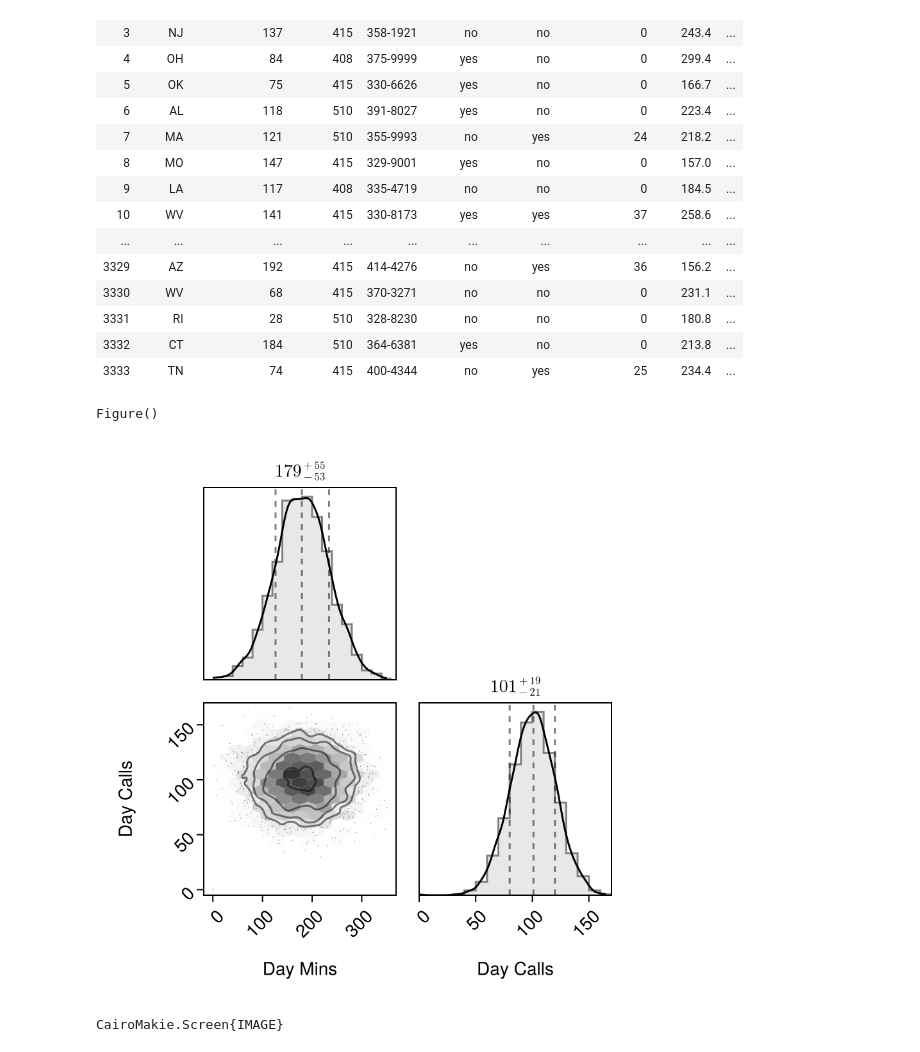
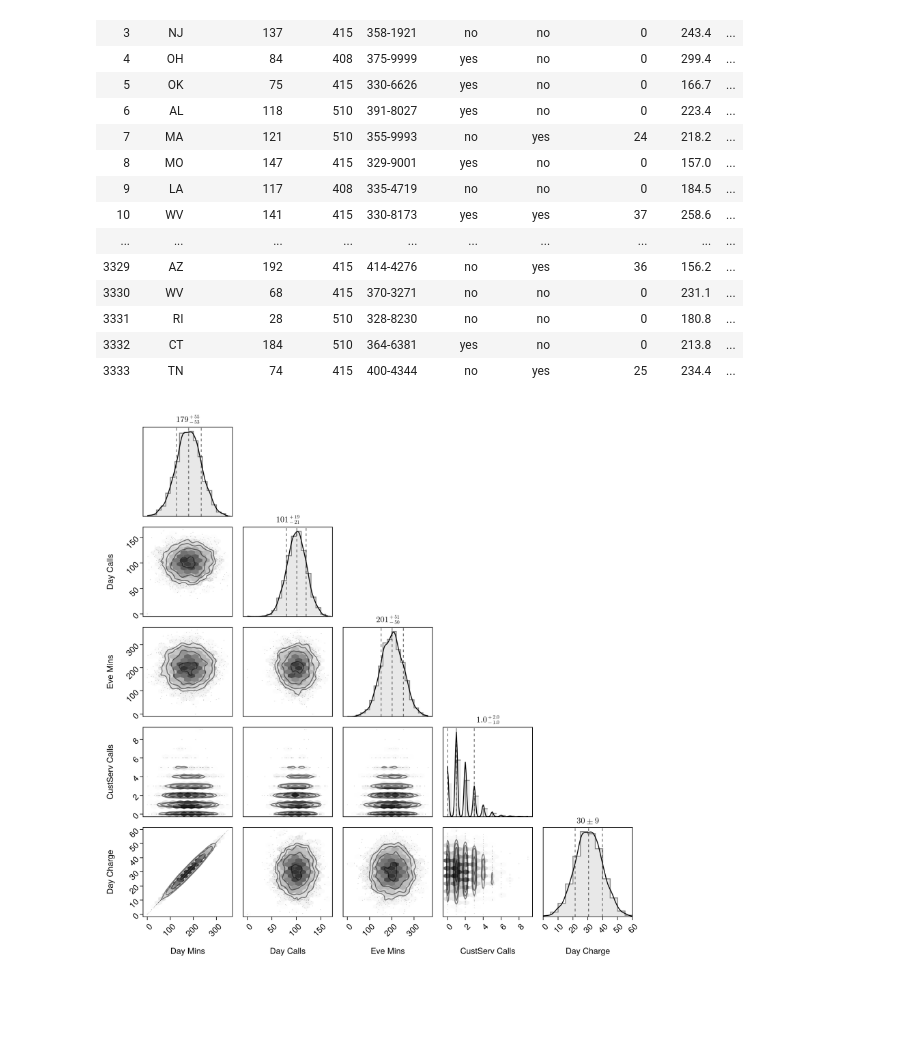
Before and after one commit to toby-farley/Data-Mining-Week-3, a Jupyter notebook: Week 3 Julia.ipynb, the cells around one changed output. Cells and saved outputs as stored; diff of their text form; code cells hidden in the pictures; blank space fills up the shorter version.

Commit message:
Added Stuff to Julia Pair Plot

```diff
--- a/Week 3 Julia.ipynb
+++ b/Week 3 Julia.ipynb
@@ -27,11 +27,6 @@ df = DataFrame(CSV.File("churn.csv"))
 | 3332 | CT | 184 | 510 | 364-6381 | yes | no | 0 | 213.8 | ... |
 | 3333 | TN | 74 | 415 | 400-4344 | no | yes | 25 | 234.4 | ... |
 # %%
-fig = pairplot(select!(df, [:"Day Mins", :"Day Calls"]))
+fig = pairplot(select!(df, [:"Day Mins", :"Day Calls", :"Eve Mins", :"CustServ Calls", :"Day Charge"]))
 # %% [output]
-Figure()
+[figure, added]
-# %%
-display(fig)
-# %% [output]
-[figure, removed]
-CairoMakie.Screen{IMAGE}
```
Also changed, not shown: 2 other files.
